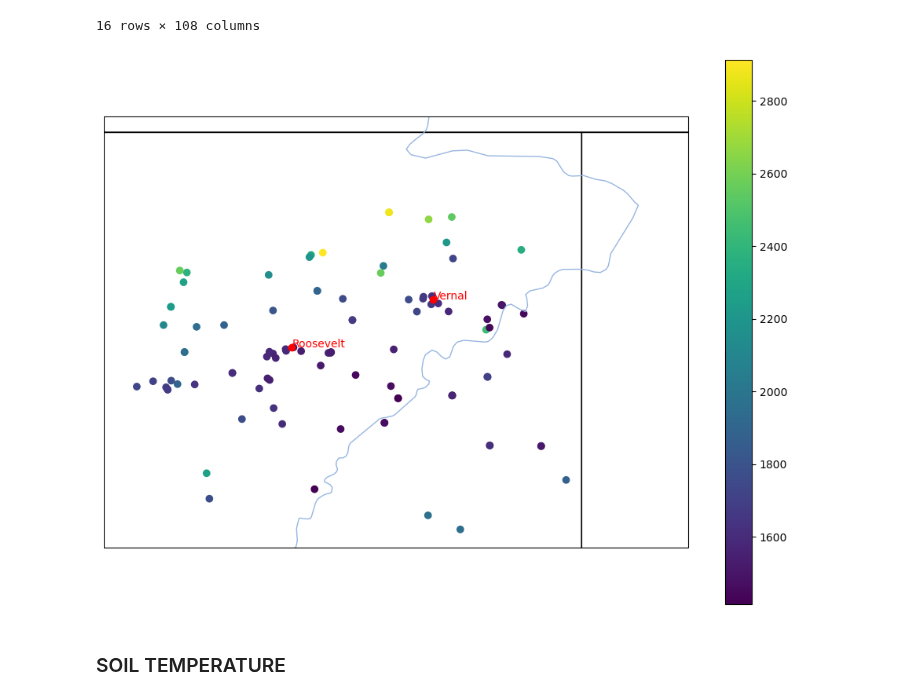
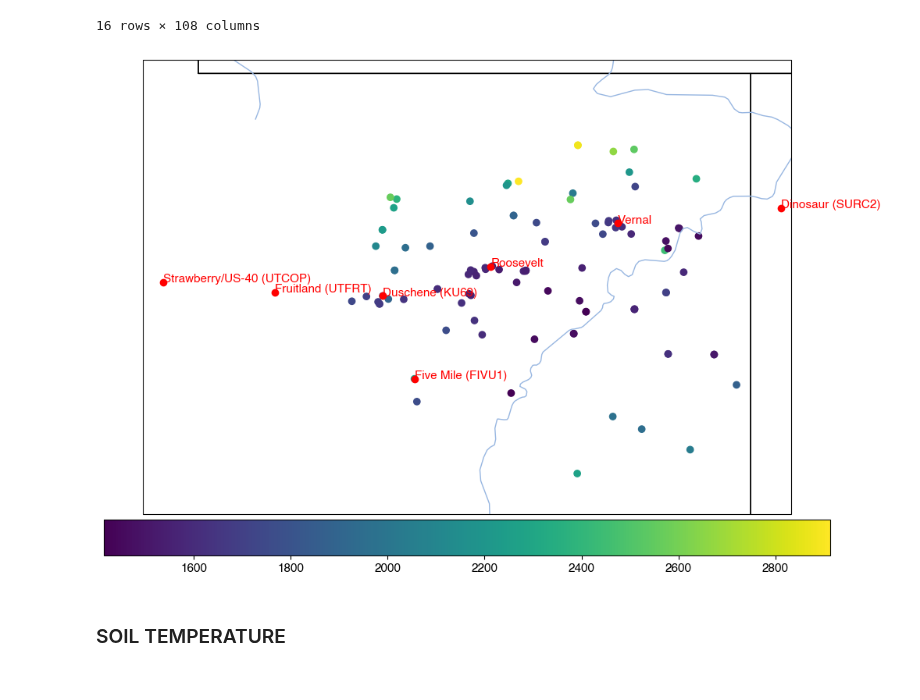
Before and after one commit to Bingham-Research-Center/clyfar, a Jupyter notebook: obs/messing_with_synoptic_data.ipynb, the cells around one changed output. Cells and saved outputs as stored; diff of their text form; code cells hidden in the pictures.

```diff
--- a/obs/messing_with_synoptic_data.ipynb
+++ b/obs/messing_with_synoptic_data.ipynb
@@ -54,7 +55,7 @@ def visualize_station_locations(meta_df, towns, extent, only_stids=None, stid_na
             stids.append(stid)
 
     sc = ax.scatter(lons, lats, c=elevs, transform=ccrs.PlateCarree())
-    cbar = fig.colorbar(sc)
+    cbar = fig.colorbar(sc, orientation='horizontal', pad=0.01)
 
     # Annotate stid string by each scatter point if stid_name is True
     if stid_name:
@@ -224,15 +305,20 @@ meta_df
 # %%
 
 towns = {
     "Vernal": [40.4555, -109.5287],
     "Roosevelt": [40.2994, -109.9888],
+    "Duschene (KU69)": [40.1919, -110.38099],
+    "Fruitland (UTFRT)": [40.20525, -110.77125],
+    "Strawberry/US-40 (UTCOP)": [40.2418, -111.1771],
+    "Five Mile (FIVU1)": [39.89089, -110.266],
+    "Dinosaur (SURC2)": [40.51056, -108.93417],
 }
-extent = [-110.6, -108.7, 39.65, 41.05]
+extent = [-111.25, -108.9, 39.4, 41.05]
 
 # Assuming meta_df is already defined
 visualize_station_locations(meta_df, towns, extent)
 # %% [output]
-[figure, old version]
+[figure, new version]
 # %% [markdown]
 ### SOIL TEMPERATURE
 # %%
```
Also changed, not shown: parts of 41 cells of this notebook, 2 other files.
